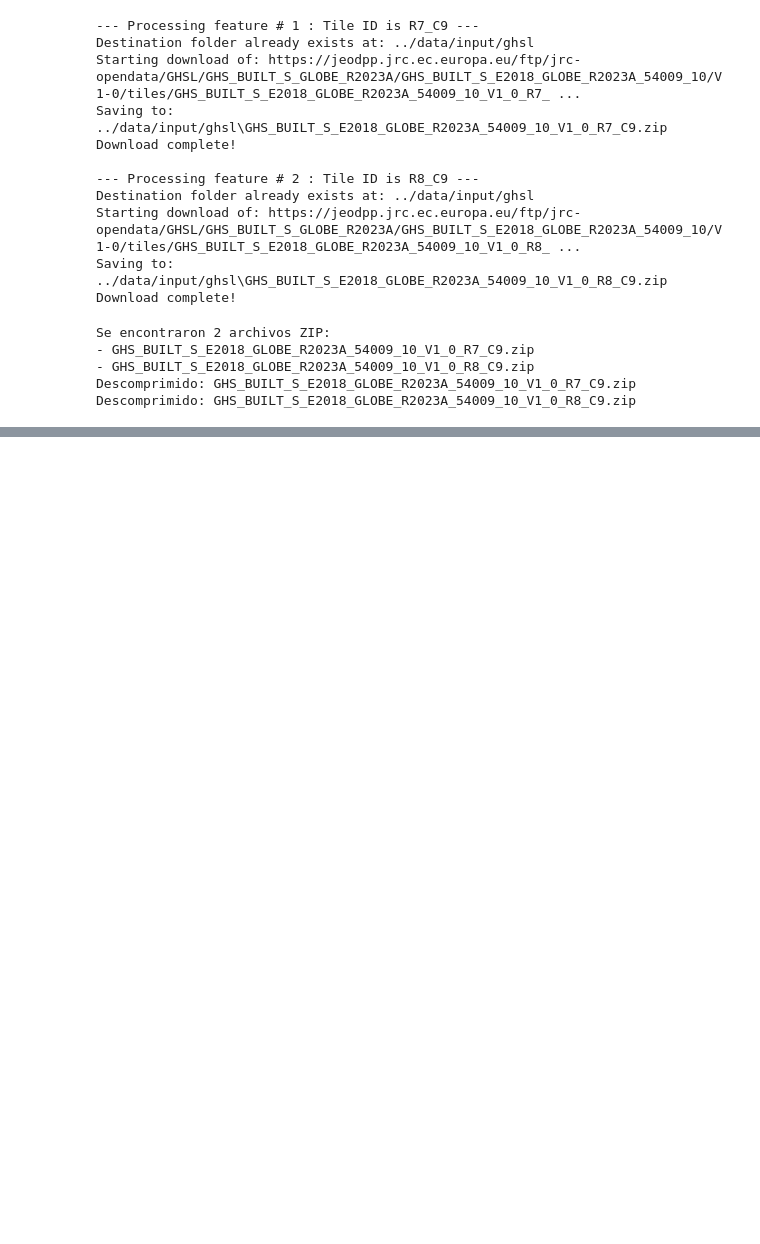
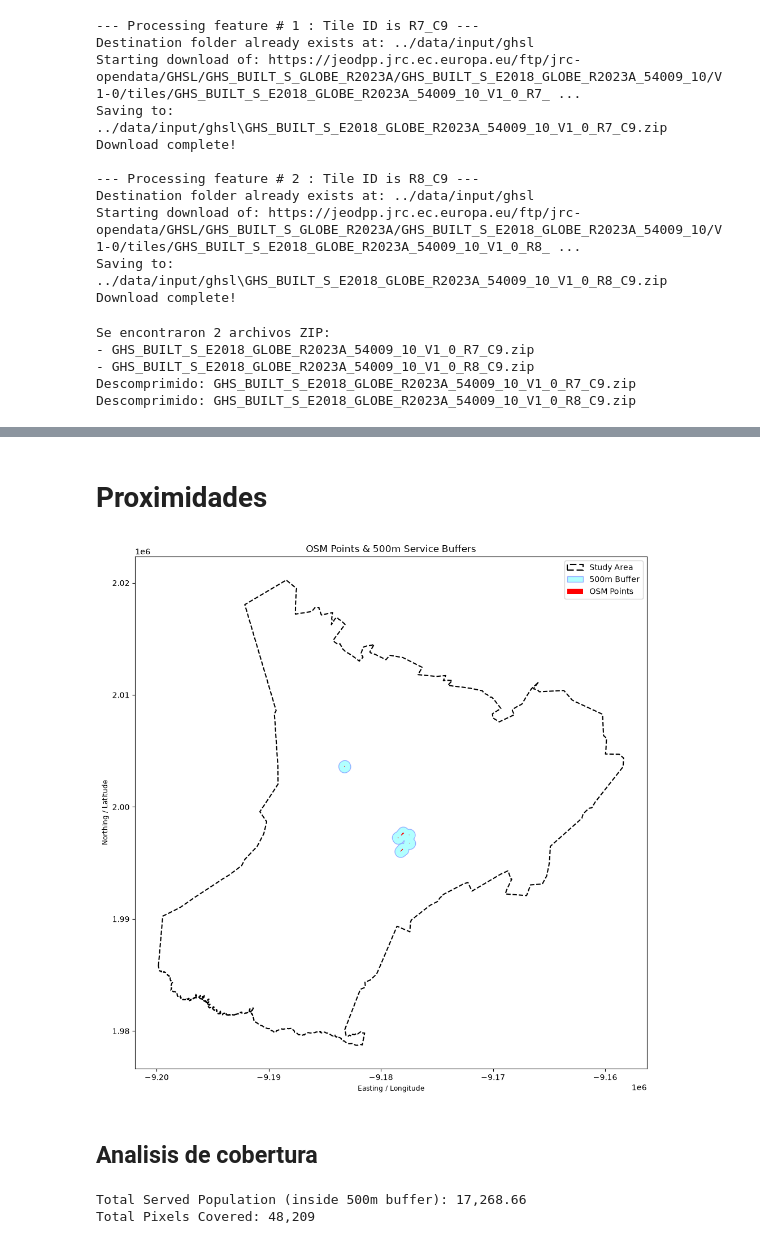
Before and after one commit to BardoSal/ServiceGapAnalysis, a Jupyter notebook: notebooks/code.ipynb, the cells around one changed output, grey strips where cells are left out. Saved outputs shown, nothing was run; the diff lists cells and outputs as text; code cells hidden in the pictures; blank space fills up the shorter version.

Commit message:
Análisis de proximidad

```diff
--- a/notebooks/code.ipynb
+++ b/notebooks/code.ipynb
@@ -336,0 +711,2 @@ with rio.open(mosaic_path) as src:
+# %% [markdown]
+# Proximidades
@@ -336,0 +735,71 @@ with rio.open(mosaic_path) as src:
+# %%
+import matplotlib.pyplot as plt
+
+# 1. Set up Matplotlib figure and axis
+fig, ax = plt.subplots(figsize=(10, 10))
+
+# 2. Plot Study Area Boundary (Background)
+sa_gpd_projected.plot(
+    ax=ax,
+    facecolor="none",
+    edgecolor="black",
+    linewidth=1.5,
+    linestyle="--",
+    label="Study Area"
+)
+
+# 3. Plot 500m Buffers (Semi-transparent polygons)
+dissolved_buffer.plot(
+    ax=ax,
+    facecolor="cyan",
+    edgecolor="blue",
+    alpha=0.3,         # Transparency so underlying layers remain visible
+    linewidth=1,
+    label="500m Buffer"
+)
+
+# 4. Plot Original OSM Points
+points_proj.plot(
+    ax=ax,
+    color="red",
+    markersize=15,
+    zorder=3,          # Keep points on top of buffer polygons
+    label="OSM Points"
+)
+
+# 5. Styling & Layout
+ax.set_title("OSM Points & 500m Service Buffers")
+ax.set_xlabel("Easting / Longitude")
+ax.set_ylabel("Northing / Latitude")
+plt.legend(loc="upper right")
+plt.tight_layout()
+plt.show()
+# %% [output]
+[figure, added]
+# %% [markdown]
+## Analisis de cobertura
+# %%
+
+# 1. Ensure dissolved_buffer is in the exact same CRS as the raster
+with rio.open(population_distribution_path ) as src:
+    raster_crs = src.crs
+
+dissolved_buffer_proj = dissolved_buffer.to_crs(raster_crs)
+
+# 2. Compute zonal statistics (sum of raster pixels inside buffer geometry)
+stats = zonal_stats(
+    dissolved_buffer_proj,
+    population_distribution_path,
+    stats=["sum", "count", "mean"],
+    nodata=np.nan
+)
+
+# 3. Extract and print total served population
+served_population = stats[0]["sum"]
+pixel_count = stats[0]["count"]
+
+print(f"Total Served Population (inside 500m buffer): {served_population:,.2f}")
+print(f"Total Pixels Covered: {pixel_count:,}")
+# %% [output]
+Total Served Population (inside 500m buffer): 17,268.66
+Total Pixels Covered: 48,209
```
Also changed, not shown: parts of 18 cells of this notebook, 5 other files.
